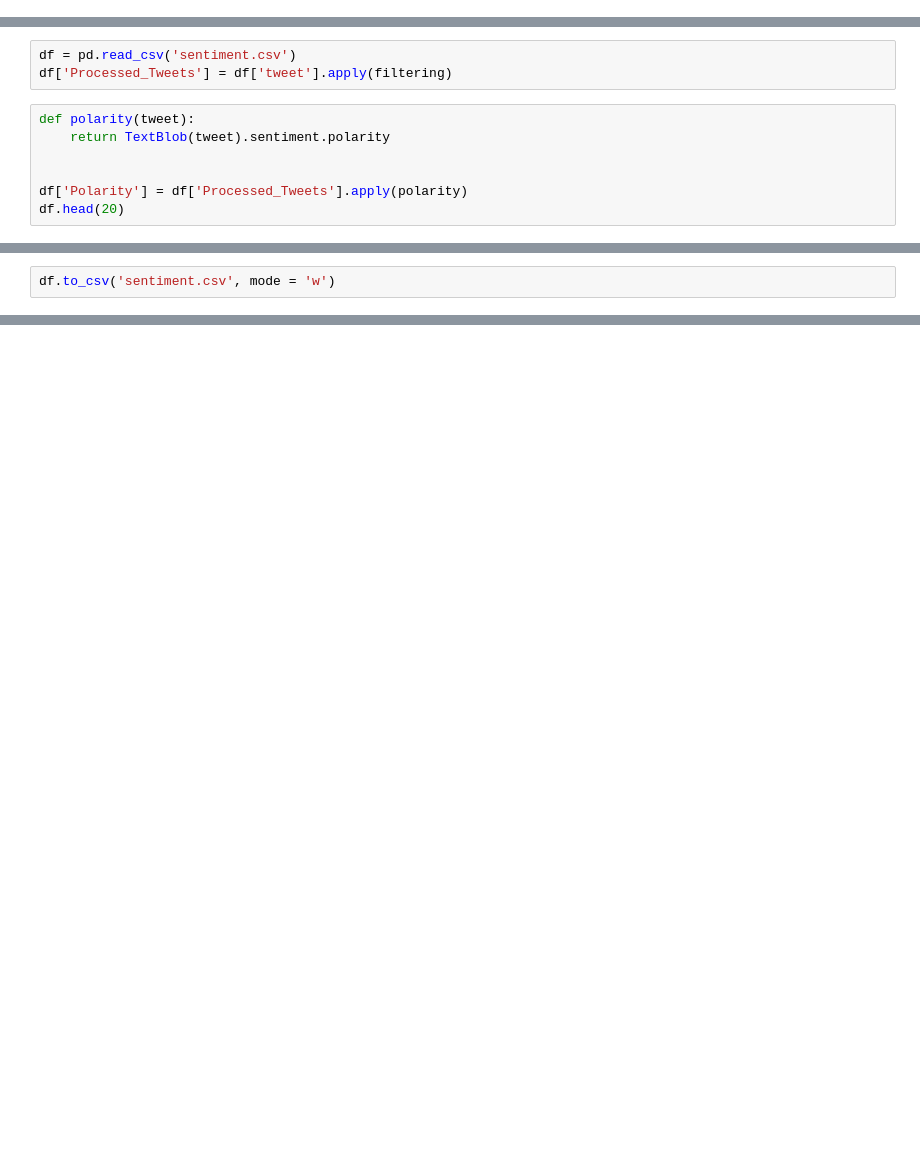
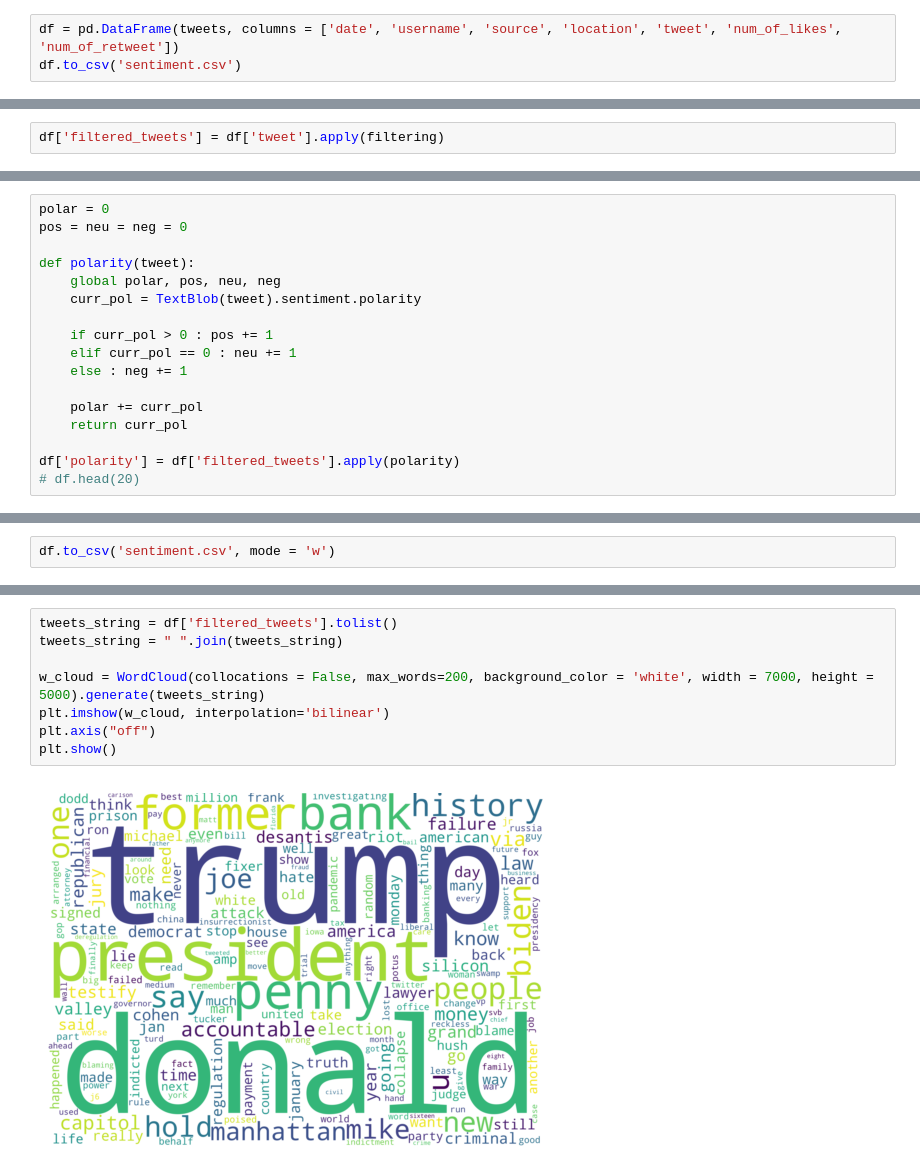
Before and after one commit to yashuchandak/Sentiment-Analysis, a Jupyter notebook: twitter_snscrape_active.ipynb, the cells around one changed output, grey strips where cells are left out. Cells and saved outputs as stored; diff of their text form; blank space fills up the shorter version.

Commit message:
word cloud, polarity, positive, negative, neutral

```diff
--- a/twitter_snscrape_active.ipynb
+++ b/twitter_snscrape_active.ipynb
@@ -84,2 +69,5 @@ https://t.co/qZgSibSB95 8
+# %%
+df = pd.DataFrame(tweets, columns = ['date', 'username', 'source', 'location', 'tweet', 'num_of_likes', 'num_of_retweet'])
+df.to_csv('sentiment.csv')
 # %%
 # df = pd.read_csv('sentiment.csv')
@@ -168,11 +100,3 @@ def filtering(text):
 # filtering("@kvenkat1680 @SecularFringe @GemsOfBollywood Those will loss Who were faking despite of political alignments. As per Hindenberg, Adani manipulated &; used a fake assets scene and https://www.sdhvb.com he is getting rewards for his deeds, no surprise. As per your views the super hit movies are unable to stay on screen for more than two weeks. #Truth")
 # %%
-df = pd.read_csv('sentiment.csv')
-df['Processed_Tweets'] = df['tweet'].apply(filtering)
+df['filtered_tweets'] = df['tweet'].apply(filtering)
-# %%
-def polarity(tweet):
-    return TextBlob(tweet).sentiment.polarity
-
-
-df['Polarity'] = df['Processed_Tweets'].apply(polarity)
-df.head(20)
@@ -197,0 +103,17 @@ df.head(20)
+# %%
+polar = 0
+pos = neu = neg = 0
+
+def polarity(tweet):
+    global polar, pos, neu, neg
+    curr_pol = TextBlob(tweet).sentiment.polarity
+
+    if curr_pol > 0 : pos += 1
+    elif curr_pol == 0 : neu += 1
+    else : neg += 1
+
+    polar += curr_pol
+    return curr_pol
+
+df['polarity'] = df['filtered_tweets'].apply(polarity)
+# df.head(20)
@@ -215,0 +142,10 @@ df.to_csv('sentiment.csv', mode = 'w')
+# %%
+tweets_string = df['filtered_tweets'].tolist()
+tweets_string = " ".join(tweets_string)
+
+w_cloud = WordCloud(collocations = False, max_words=200, background_color = 'white', width = 7000, height = 5000).generate(tweets_string)
+plt.imshow(w_cloud, interpolation='bilinear')
+plt.axis("off")
+plt.show()
+# %% [output]
+[figure, added]
```
Also changed, not shown: parts of 14 cells of this notebook, 13 other files.
